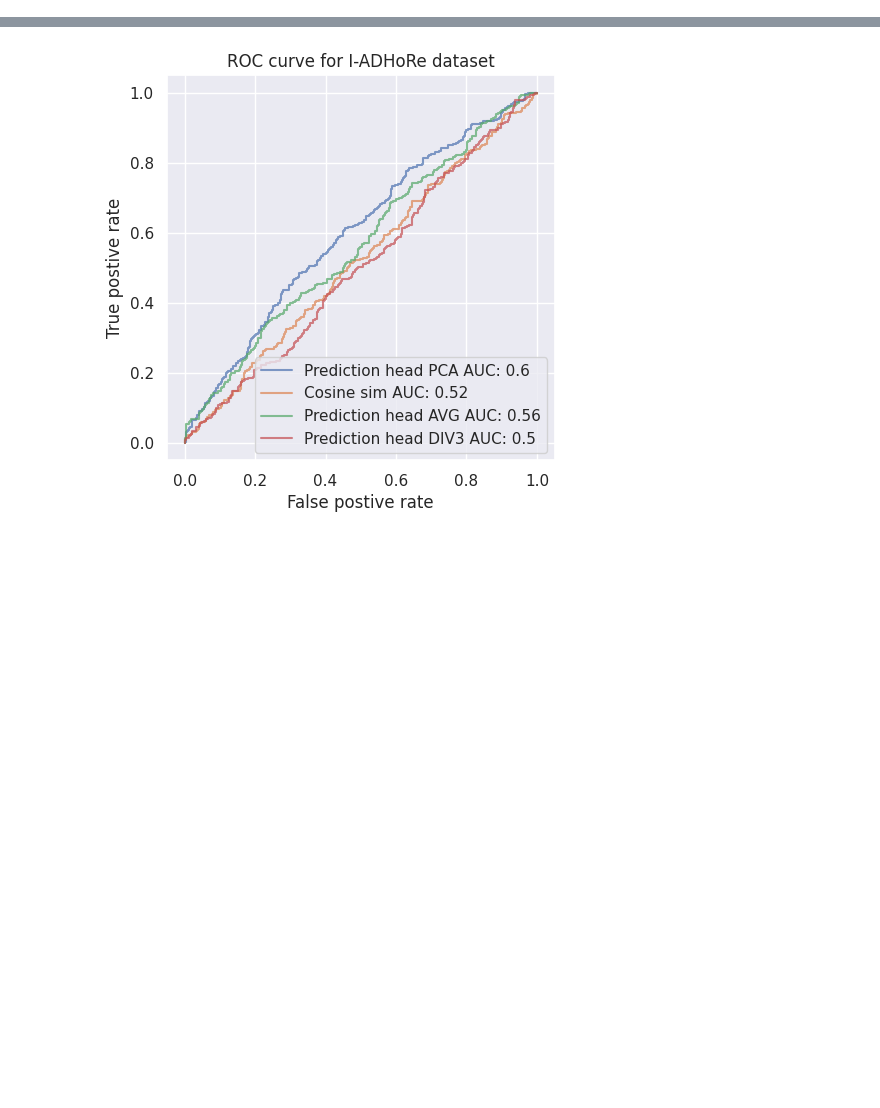
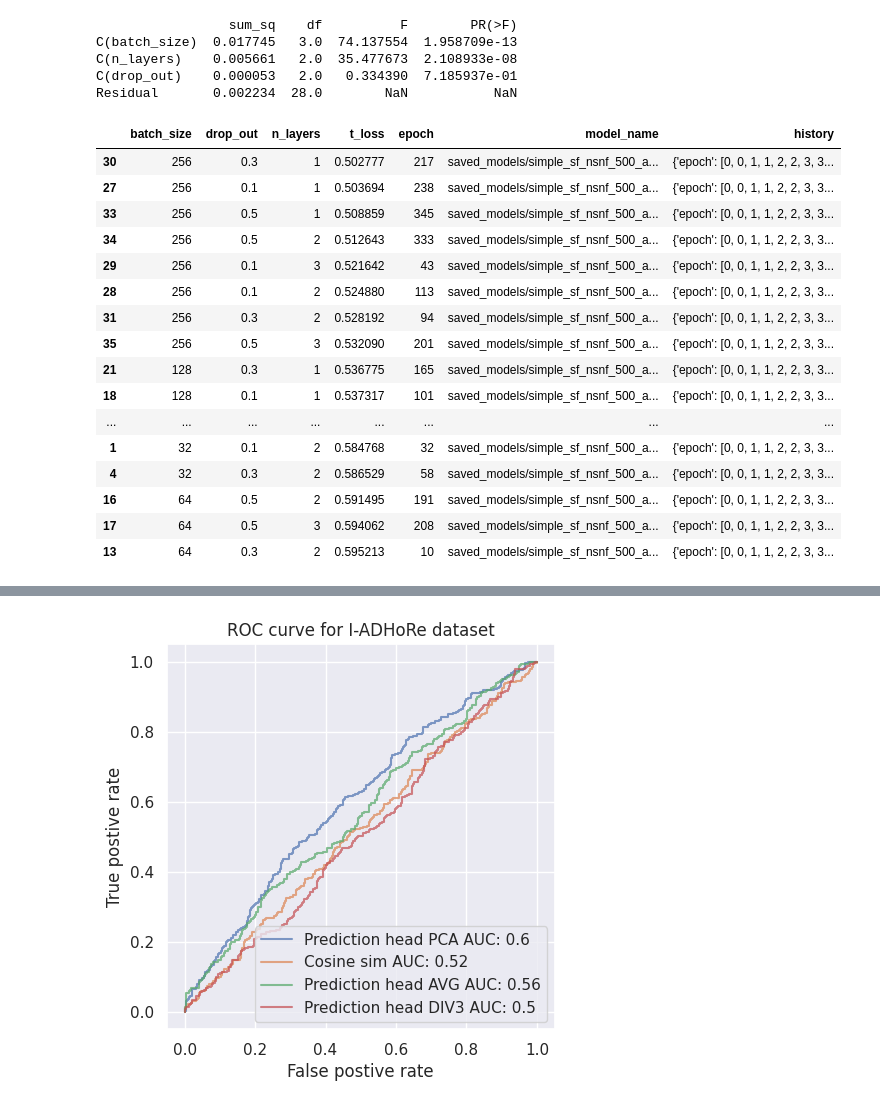
Before and after one commit to SteffenJong/ThesisProject, a Jupyter notebook: model/create_figures.ipynb, the cells around one changed output, grey strips where cells are left out. Saved outputs shown, nothing was run; the diff lists cells and outputs as text; code cells hidden in the pictures; blank space fills up the shorter version.

```diff
--- a/model/create_figures.ipynb
+++ b/model/create_figures.ipynb
@@ -116,2 +126,38 @@ batch_size: 32, drop_out: 0.5, n_layers: 3, epoch: 282, AUC: 0.8487663227761346
+# %%
+import statsmodels.api as sm
+from statsmodels.formula.api import ols
+# display(df.head())
+# If needed, convert batch_size and n_layers to categorical
+df["batch_size"] = df["batch_size"].astype("category")
+df["drop_out"] = df["drop_out"].astype("category")
+df["n_layers"] = df["n_layers"].astype("category")
+
+model = ols('t_loss ~ C(batch_size) + C(n_layers) + C(drop_out)', data=df).fit()
+anova_table = sm.stats.anova_lm(model, typ=2)
+print(anova_table)
+df.sort_values("t_loss").head(50)
+# %% [output]
+                 sum_sq    df          F        PR(>F)
+C(batch_size)  0.017745   3.0  74.137554  1.958709e-13
+C(n_layers)    0.005661   2.0  35.477673  2.108933e-08
+C(drop_out)    0.000053   2.0   0.334390  7.185937e-01
+Residual       0.002234  28.0        NaN           NaN
+|  | batch_size | drop_out | n_layers | t_loss | epoch | model_name | history |
+| 30 | 256 | 0.3 | 1 | 0.502777 | 217 | saved_models/simple_sf_nsnf_500_a... | {'epoch': [0, 0, 1, 1, 2, 2, 3, 3... |
+| 27 | 256 | 0.1 | 1 | 0.503694 | 238 | saved_models/simple_sf_nsnf_500_a... | {'epoch': [0, 0, 1, 1, 2, 2, 3, 3... |
+| 33 | 256 | 0.5 | 1 | 0.508859 | 345 | saved_models/simple_sf_nsnf_500_a... | {'epoch': [0, 0, 1, 1, 2, 2, 3, 3... |
+| 34 | 256 | 0.5 | 2 | 0.512643 | 333 | saved_models/simple_sf_nsnf_500_a... | {'epoch': [0, 0, 1, 1, 2, 2, 3, 3... |
+| 29 | 256 | 0.1 | 3 | 0.521642 | 43 | saved_models/simple_sf_nsnf_500_a... | {'epoch': [0, 0, 1, 1, 2, 2, 3, 3... |
+| 28 | 256 | 0.1 | 2 | 0.524880 | 113 | saved_models/simple_sf_nsnf_500_a... | {'epoch': [0, 0, 1, 1, 2, 2, 3, 3... |
+| 31 | 256 | 0.3 | 2 | 0.528192 | 94 | saved_models/simple_sf_nsnf_500_a... | {'epoch': [0, 0, 1, 1, 2, 2, 3, 3... |
+| 35 | 256 | 0.5 | 3 | 0.532090 | 201 | saved_models/simple_sf_nsnf_500_a... | {'epoch': [0, 0, 1, 1, 2, 2, 3, 3... |
+| 21 | 128 | 0.3 | 1 | 0.536775 | 165 | saved_models/simple_sf_nsnf_500_a... | {'epoch': [0, 0, 1, 1, 2, 2, 3, 3... |
+| 18 | 128 | 0.1 | 1 | 0.537317 | 101 | saved_models/simple_sf_nsnf_500_a... | {'epoch': [0, 0, 1, 1, 2, 2, 3, 3... |
+| ... | ... | ... | ... | ... | ... | ... | ... |
+| 1 | 32 | 0.1 | 2 | 0.584768 | 32 | saved_models/simple_sf_nsnf_500_a... | {'epoch': [0, 0, 1, 1, 2, 2, 3, 3... |
+| 4 | 32 | 0.3 | 2 | 0.586529 | 58 | saved_models/simple_sf_nsnf_500_a... | {'epoch': [0, 0, 1, 1, 2, 2, 3, 3... |
+| 16 | 64 | 0.5 | 2 | 0.591495 | 191 | saved_models/simple_sf_nsnf_500_a... | {'epoch': [0, 0, 1, 1, 2, 2, 3, 3... |
+| 17 | 64 | 0.5 | 3 | 0.594062 | 208 | saved_models/simple_sf_nsnf_500_a... | {'epoch': [0, 0, 1, 1, 2, 2, 3, 3... |
+| 13 | 64 | 0.3 | 2 | 0.595213 | 10 | saved_models/simple_sf_nsnf_500_a... | {'epoch': [0, 0, 1, 1, 2, 2, 3, 3... |
 # %%
 # Load everything
```
Also changed, not shown: parts of 8 cells of this notebook, 14 other files.
